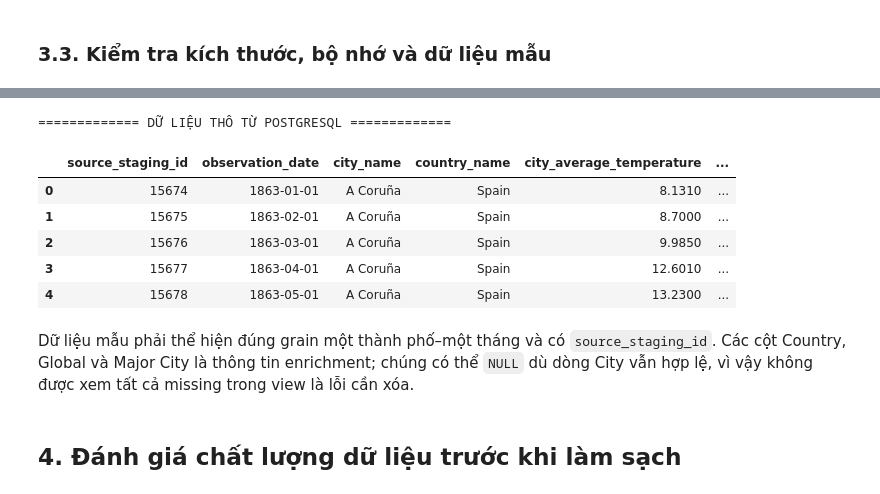
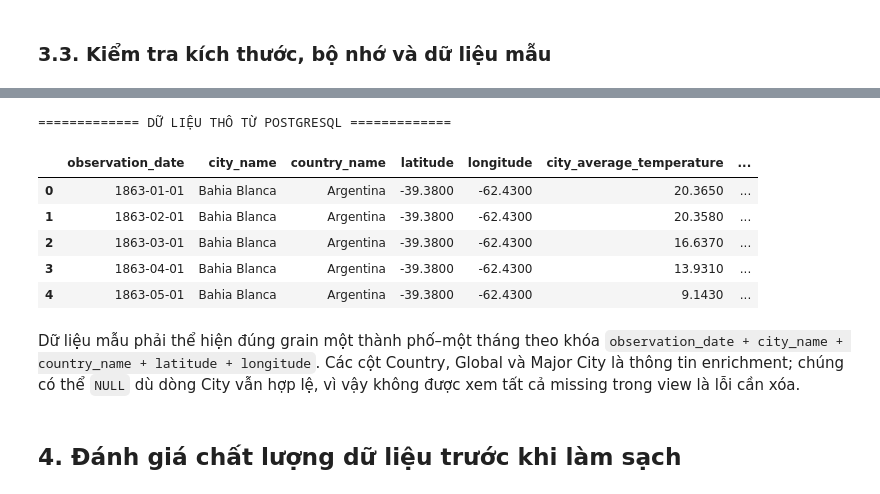
Before and after one commit to Sekaiiii1/Global-Surface-Temperature-Analysis, a Jupyter notebook: notebooks/03_data_cleaning.ipynb, the cells around one changed output, grey strips where cells are left out. Cells and saved outputs as stored; diff of their text form; code cells hidden in the pictures.

```diff
--- a/notebooks/03_data_cleaning.ipynb
+++ b/notebooks/03_data_cleaning.ipynb
@@ -164,14 +164,15 @@ Theo Notebook 02, view nguồn phải có 5.010.113 dòng, 80 quốc gia, thời
 # %%
-EXPECTED_SOURCE_ROWS = 5_010_113
-EXPECTED_COUNTRIES = 80
+EXPECTED_SOURCE_ROWS = 5_637_812
+EXPECTED_COUNTRIES = 50
+EXPECTED_CITY_LOCATIONS = 3_119
 EXPECTED_MIN_DATE = pd.Timestamp('1863-01-01')
 EXPECTED_MAX_DATE = pd.Timestamp('2013-09-01')
 
 source_contract_sql = text(f"""
 SELECT
     COUNT(*)::BIGINT AS row_count,
-    COUNT(DISTINCT country_id)::BIGINT AS country_count,
-    COUNT(DISTINCT city_id)::BIGINT AS city_count,
+    COUNT(DISTINCT BTRIM(country_name))::BIGINT AS country_count,
+    COUNT(DISTINCT (city_name, country_name, latitude, longitude))::BIGINT AS city_location_count,
     MIN(observation_date) AS min_date,
     MAX(observation_date) AS max_date
 FROM public.{SOURCE_VIEW};
@@ -187,11 +188,10 @@ display(source_contract)
 contract_ok = (
     int(source_contract.loc[0, 'row_count']) == EXPECTED_SOURCE_ROWS
     and int(source_contract.loc[0, 'country_count']) == EXPECTED_COUNTRIES
+    and int(source_contract.loc[0, 'city_location_count']) == EXPECTED_CITY_LOCATIONS
     and source_contract.loc[0, 'min_date'] == EXPECTED_MIN_DATE
     and source_contract.loc[0, 'max_date'] == EXPECTED_MAX_DATE
 )
 if not contract_ok:
     raise RuntimeError('Data contract không khớp Notebook 02. Không tiếp tục làm sạch dữ liệu sai phiên bản.')
-
-print('Data contract nguồn: PASS')
 # %% [output]
@@ -306,21 +308,21 @@ display(overview_before)
 # %%
 print("============= DỮ LIỆU THÔ TỪ POSTGRESQL =============")
 sample_columns = [
-    'source_staging_id', 'observation_date', 'city_name', 'country_name',
+    'observation_date', 'city_name', 'country_name', 'latitude', 'longitude',
     'city_average_temperature', 'country_average_temperature',
-    'land_average_temperature', 'is_major_city',
+    'land_average_temperature', 'is_major_city', 'major_city_matched',
 ]
 display(raw_df[sample_columns].head())
 # %% [output]
 ============= DỮ LIỆU THÔ TỪ POSTGRESQL =============
-|  | source_staging_id | observation_date | city_name | country_name | city_average_temperature | ... |
-| 0 | 15674 | 1863-01-01 | A Coruña | Spain | 8.1310 | ... |
-| 1 | 15675 | 1863-02-01 | A Coruña | Spain | 8.7000 | ... |
-| 2 | 15676 | 1863-03-01 | A Coruña | Spain | 9.9850 | ... |
-| 3 | 15677 | 1863-04-01 | A Coruña | Spain | 12.6010 | ... |
-| 4 | 15678 | 1863-05-01 | A Coruña | Spain | 13.2300 | ... |
+|  | observation_date | city_name | country_name | latitude | longitude | city_average_temperature | ... |
+| 0 | 1863-01-01 | Bahia Blanca | Argentina | -39.3800 | -62.4300 | 20.3650 | ... |
+| 1 | 1863-02-01 | Bahia Blanca | Argentina | -39.3800 | -62.4300 | 20.3580 | ... |
+| 2 | 1863-03-01 | Bahia Blanca | Argentina | -39.3800 | -62.4300 | 16.6370 | ... |
+| 3 | 1863-04-01 | Bahia Blanca | Argentina | -39.3800 | -62.4300 | 13.9310 | ... |
+| 4 | 1863-05-01 | Bahia Blanca | Argentina | -39.3800 | -62.4300 | 9.1430 | ... |
 # %% [markdown]
-Dữ liệu mẫu phải thể hiện đúng grain một thành phố–một tháng và có `source_staging_id`. Các cột Country, Global và Major City là thông tin enrichment; chúng có thể `NULL` dù dòng City vẫn hợp lệ, vì vậy không được xem tất cả missing trong view là lỗi cần xóa.
+Dữ liệu mẫu phải thể hiện đúng grain một thành phố–một tháng theo khóa `observation_date + city_name + country_name + latitude + longitude`. Các cột Country, Global và Major City là thông tin enrichment; chúng có thể `NULL` dù dòng City vẫn hợp lệ, vì vậy không được xem tất cả missing trong view là lỗi cần xóa.
 # %% [markdown]
 ## 4. Đánh giá chất lượng dữ liệu trước khi làm sạch
 # %% [markdown]
```
Also changed, not shown: parts of 52 cells of this notebook.
